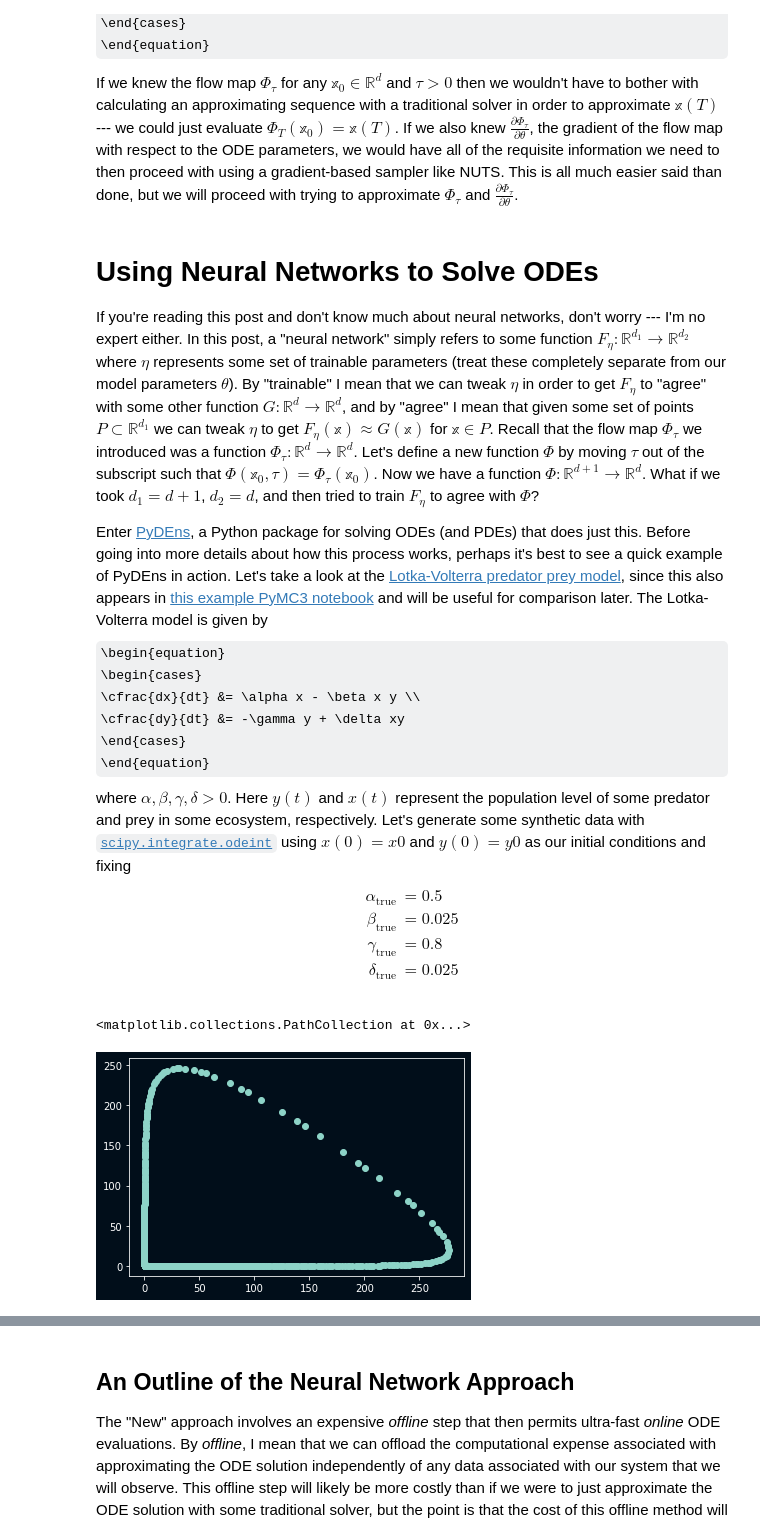
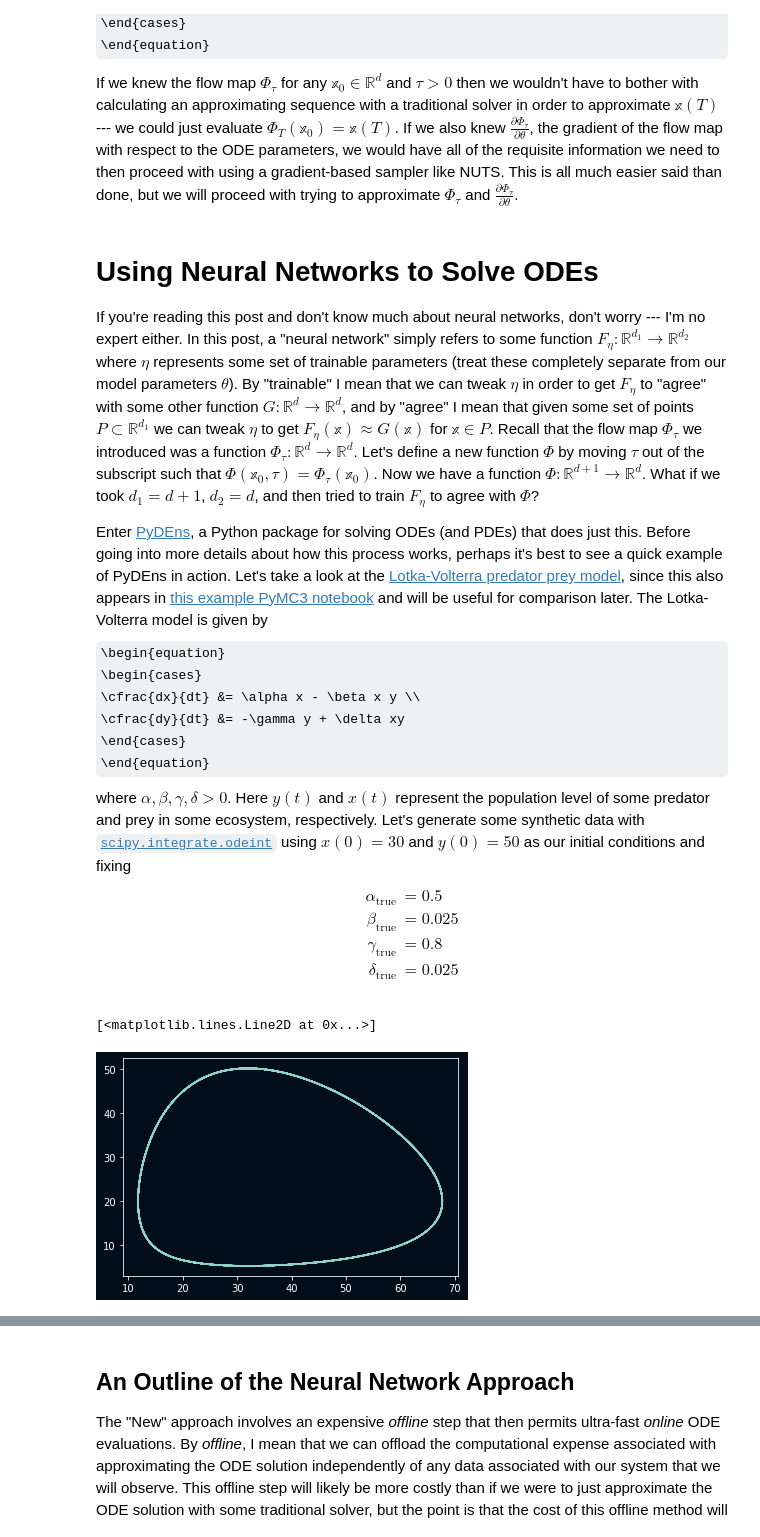
Before and after one commit to jlindbloom/qed404, a Jupyter notebook: _notebooks/2021-01-01-ode-inference-with-pydens-and-pymc3.ipynb, the cells around one changed output, grey strips where cells are left out. Saved outputs shown, nothing was run; the diff lists cells and outputs as text; code cells hidden in the pictures; some formulas as TeX source.

Commit message:
More plot experimenting

```diff
--- a/_notebooks/2021-01-01-ode-inference-with-pydens-and-pymc3.ipynb
+++ b/_notebooks/2021-01-01-ode-inference-with-pydens-and-pymc3.ipynb
@@ -45,7 +45,7 @@ Enter [PyDEns](https://github.com/analysiscenter/pydens), a Python package for s
       \cfrac{dy}{dt} &= -\gamma y + \delta xy
     \end{cases}
 \end{equation}
-where $\alpha, \beta, \gamma, \delta > 0$. Here $y(t)$ and $x(t)$ represent the population level of some predator and prey in some ecosystem, respectively. Let's generate some synthetic data with [`scipy.integrate.odeint`](https://docs.scipy.org/doc/scipy/reference/generated/scipy.integrate.odeint.html) using $x(0) = x0$ and $y(0) = y0$ as our initial conditions and fixing
+where $\alpha, \beta, \gamma, \delta > 0$. Here $y(t)$ and $x(t)$ represent the population level of some predator and prey in some ecosystem, respectively. Let's generate some synthetic data with [`scipy.integrate.odeint`](https://docs.scipy.org/doc/scipy/reference/generated/scipy.integrate.odeint.html) using $x(0) = 30$ and $y(0) = 50$ as our initial conditions and fixing
 \begin{align}
 \alpha_{\text{true}} &= 0.5 \\
 \beta_{\text{true}} &= 0.025 \\
@@ -57,10 +57,6 @@ import numpy as np
 from scipy.integrate import odeint
 import matplotlib.pyplot as plt
 import matplotlib as mpl
-
-plt.style.use('dark_background')
-mpl.rcParams['axes.facecolor'] = '#010E1A'
-mpl.rcParams['figure.facecolor'] = '#010E1A'
 
 def lotka_volterra(y, t, alpha, beta, gamma, delta):
     prey, predator = y
@@ -69,21 +65,25 @@ def lotka_volterra(y, t, alpha, beta, gamma, delta):
     return [dpreydt, dpredatordt]
 
 t = np.linspace(0, 100, 1000)
-y0 = [0.2, 0.8]
+y0 = [30, 50]
 alpha, beta, gamma, delta = 0.5, 0.025, 0.8, 0.025
 sol = odeint(lotka_volterra, y0, t, args=(alpha, beta, gamma, delta))
-# %%
-t = np.linspace(0, 100, 1000)
-y0 = [0.2, 0.8]
-alpha, beta, gamma, delta = 0.5, 0.025, 0.8, 0.025
-sol = odeint(lotka_volterra, y0, t, args=(alpha, beta, gamma, delta))
+# %%
+#hide
+plt.style.use('dark_background')
+mpl.rcParams['axes.facecolor'] = '#010E1A'
+mpl.rcParams['figure.facecolor'] = '#010E1A'
+mpl.rcParams['figure.edgecolor'] = '#010E1A'
+
+from IPython.display import set_matplotlib_formats
+set_matplotlib_formats('png')
 # %%
 prey, predator = sol.T
 # %%
-plt.scatter(prey, predator)
+plt.plot(prey, predator)
 # %% [output]
-<matplotlib.collections.PathCollection at 0x...>
+[<matplotlib.lines.Line2D at 0x...>]
-[figure, old version]
+[figure, new version]
 # %%
 plt.plot(t, sol)
 # %% [output]
```
Also changed, not shown: parts of 1 cell of this notebook.
